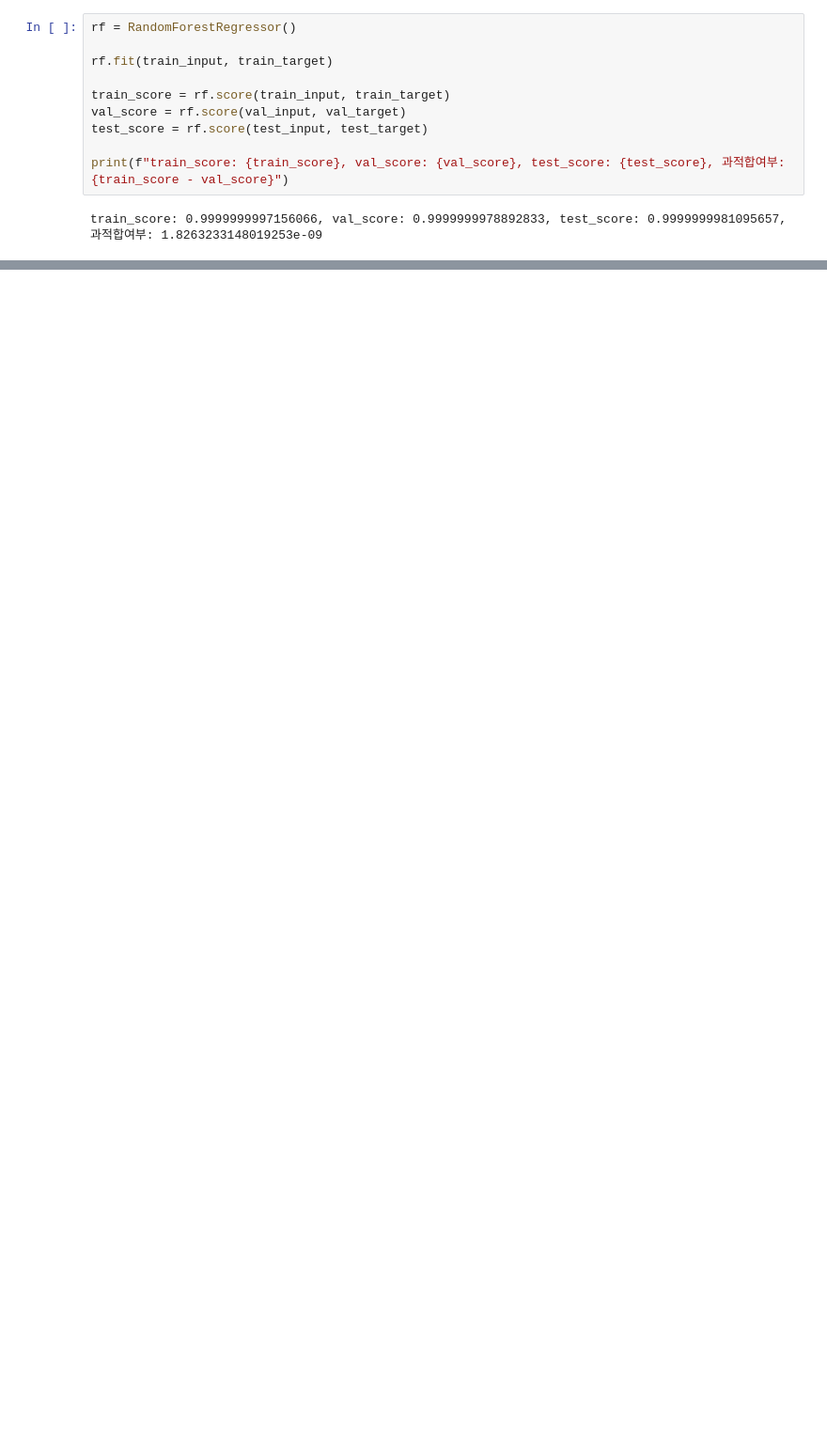
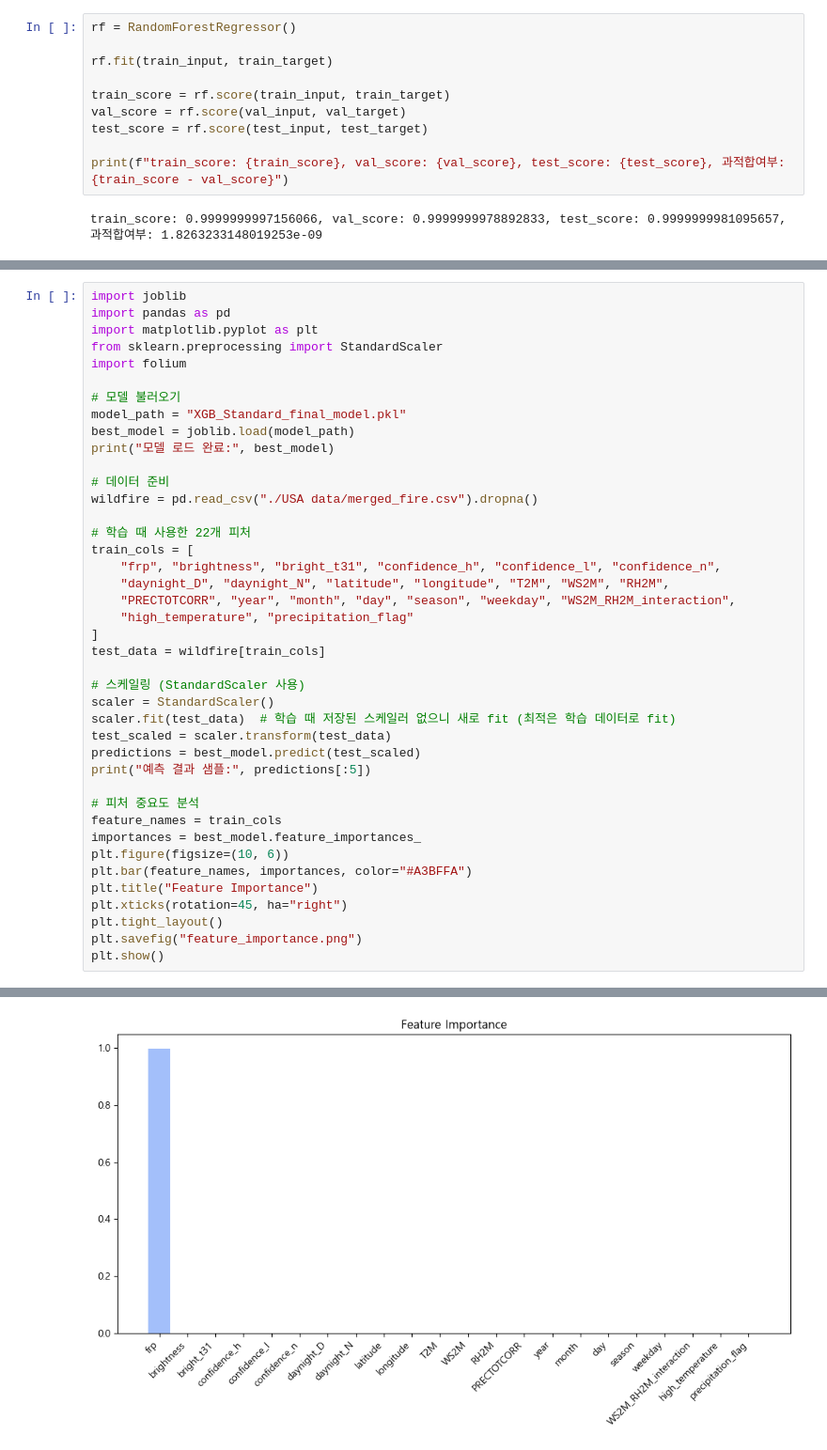
Before and after one commit to 2025-ML-miniProject01/bokey, a Jupyter notebook: wildfire_regression.ipynb, the cells around one changed output, grey strips where cells are left out. Shown at 94% size. Cells and saved outputs as stored; diff of their text form; blank space fills up the shorter version.

```diff
--- a/wildfire_regression.ipynb
+++ b/wildfire_regression.ipynb
@@ -212,0 +214,42 @@ results_df.to_csv("model_results_final.csv", index=False)
+# %%
+import joblib
+import pandas as pd
+import matplotlib.pyplot as plt
+from sklearn.preprocessing import StandardScaler
+import folium
+
+# 모델 불러오기
+model_path = "XGB_Standard_final_model.pkl"
+best_model = joblib.load(model_path)
+print("모델 로드 완료:", best_model)
+
+# 데이터 준비
+wildfire = pd.read_csv("./USA data/merged_fire.csv").dropna()
+
+# 학습 때 사용한 22개 피처
+train_cols = [
+    "frp", "brightness", "bright_t31", "confidence_h", "confidence_l", "confidence_n",
+    "daynight_D", "daynight_N", "latitude", "longitude", "T2M", "WS2M", "RH2M",
+    "PRECTOTCORR", "year", "month", "day", "season", "weekday", "WS2M_RH2M_interaction",
+    "high_temperature", "precipitation_flag"
+]
+test_data = wildfire[train_cols]
+
+# 스케일링 (StandardScaler 사용)
+scaler = StandardScaler()
+scaler.fit(test_data)  # 학습 때 저장된 스케일러 없으니 새로 fit (최적은 학습 데이터로 fit)
+test_scaled = scaler.transform(test_data)
+predictions = best_model.predict(test_scaled)
+print("예측 결과 샘플:", predictions[:5])
+
+# 피처 중요도 분석
+feature_names = train_cols
+importances = best_model.feature_importances_
+plt.figure(figsize=(10, 6))
+plt.bar(feature_names, importances, color="#A3BFFA")
+plt.title("Feature Importance")
+plt.xticks(rotation=45, ha="right")
+plt.tight_layout()
+plt.savefig("feature_importance.png")
+plt.show()
+# %% [output]
@@ -212,0 +268 @@ results_df.to_csv("model_results_final.csv", index=False)
+[figure, added]
```
Also changed, not shown: parts of 14 cells of this notebook.
